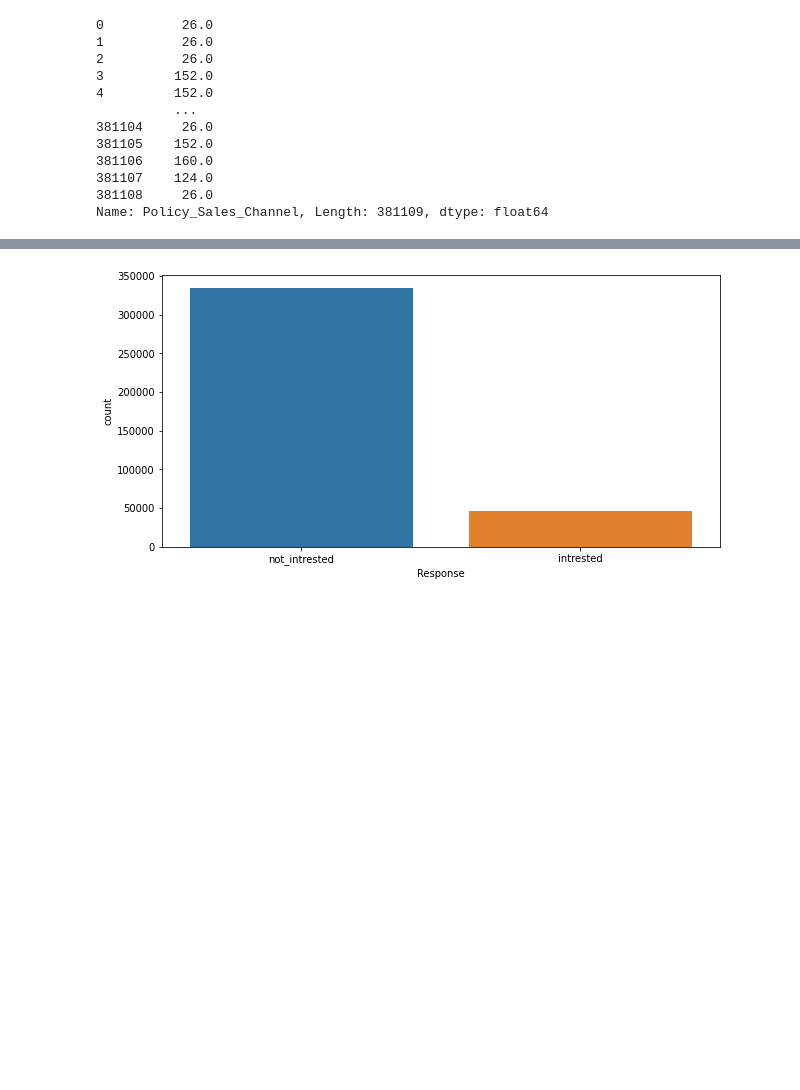
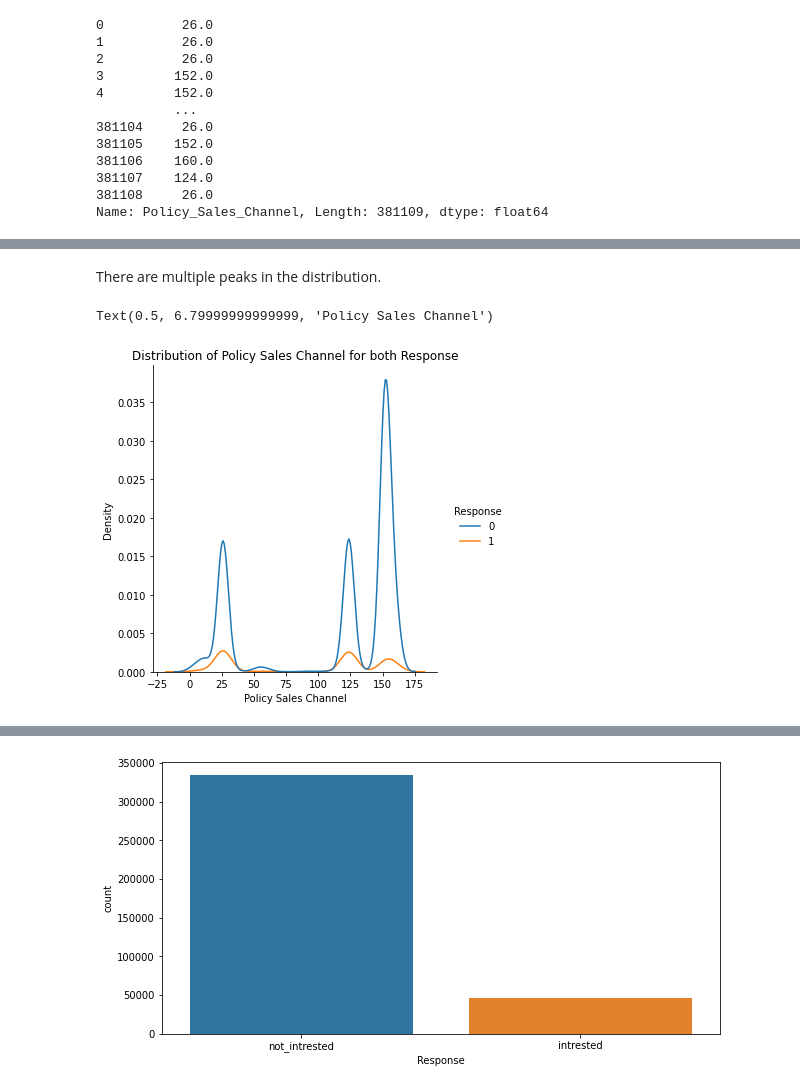
Before and after one commit to Zeeshan2012/HEALTH-INSURANCE-CROSS-SELL-PREDICTION, a Jupyter notebook: HEALTH_INSURANCE_CROSS_SELL_PREDICTION.ipynb, the cells around one changed output, grey strips where cells are left out. Saved outputs shown, nothing was run; the diff lists cells and outputs as text; code cells hidden in the pictures; blank space fills up the shorter version.

```diff
--- a/HEALTH_INSURANCE_CROSS_SELL_PREDICTION.ipynb
+++ b/HEALTH_INSURANCE_CROSS_SELL_PREDICTION.ipynb
@@ -364,0 +384,11 @@ Name: Policy_Sales_Channel, Length: 381109, dtype: float64
+# %% [markdown]
+There are multiple peaks in the distribution.
+# %%
+# density estimation using kde
+# distribution of interested and uninterested response across Policy Sales Channel
+sns.displot(x = 'Policy_Sales_Channel', hue = 'Response', data = df, kind = 'kde')
+plt.title('Distribution of Policy Sales Channel for both Response')
+plt.xlabel("Policy Sales Channel")
+# %% [output]
+Text(0.5, 6.79999999999999, 'Policy Sales Channel')
+[figure, added]
```
Also changed, not shown: parts of 93 cells of this notebook.
